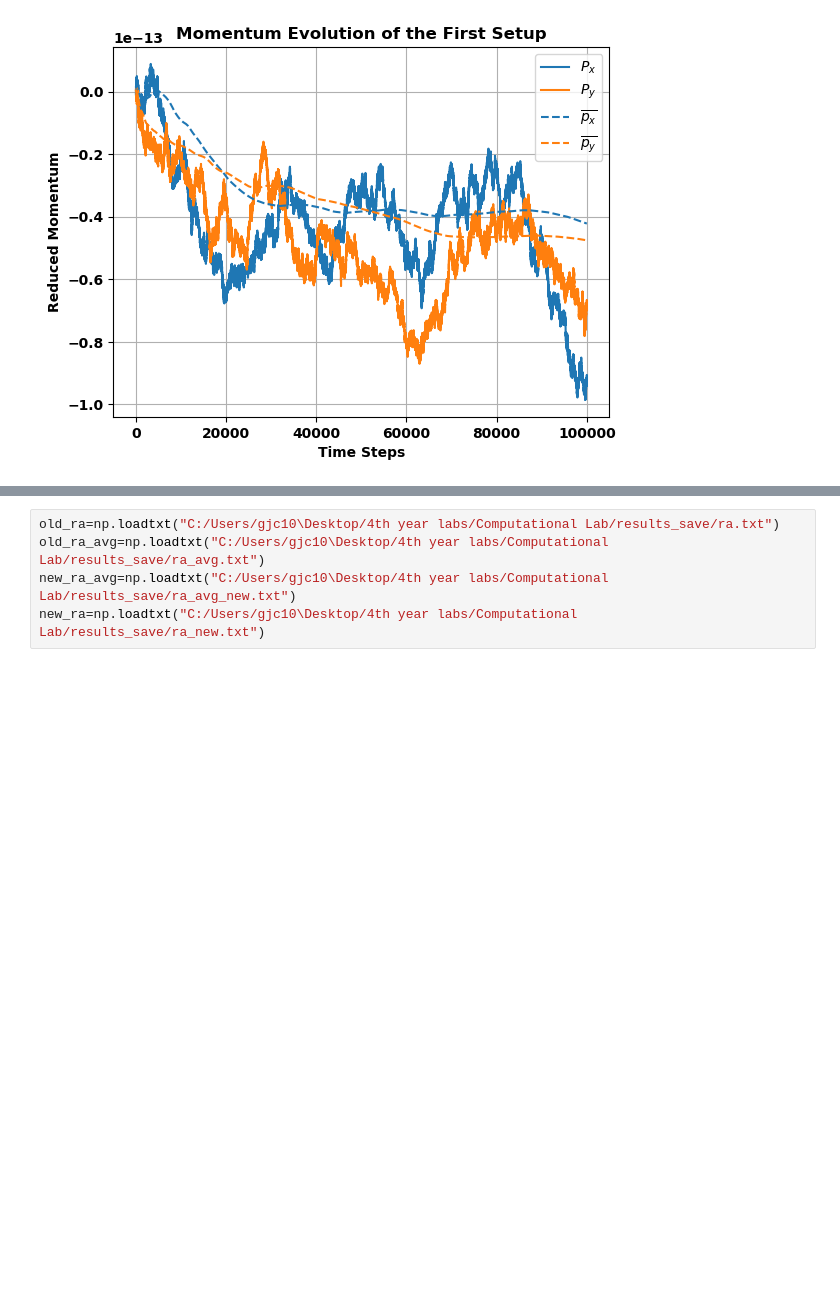
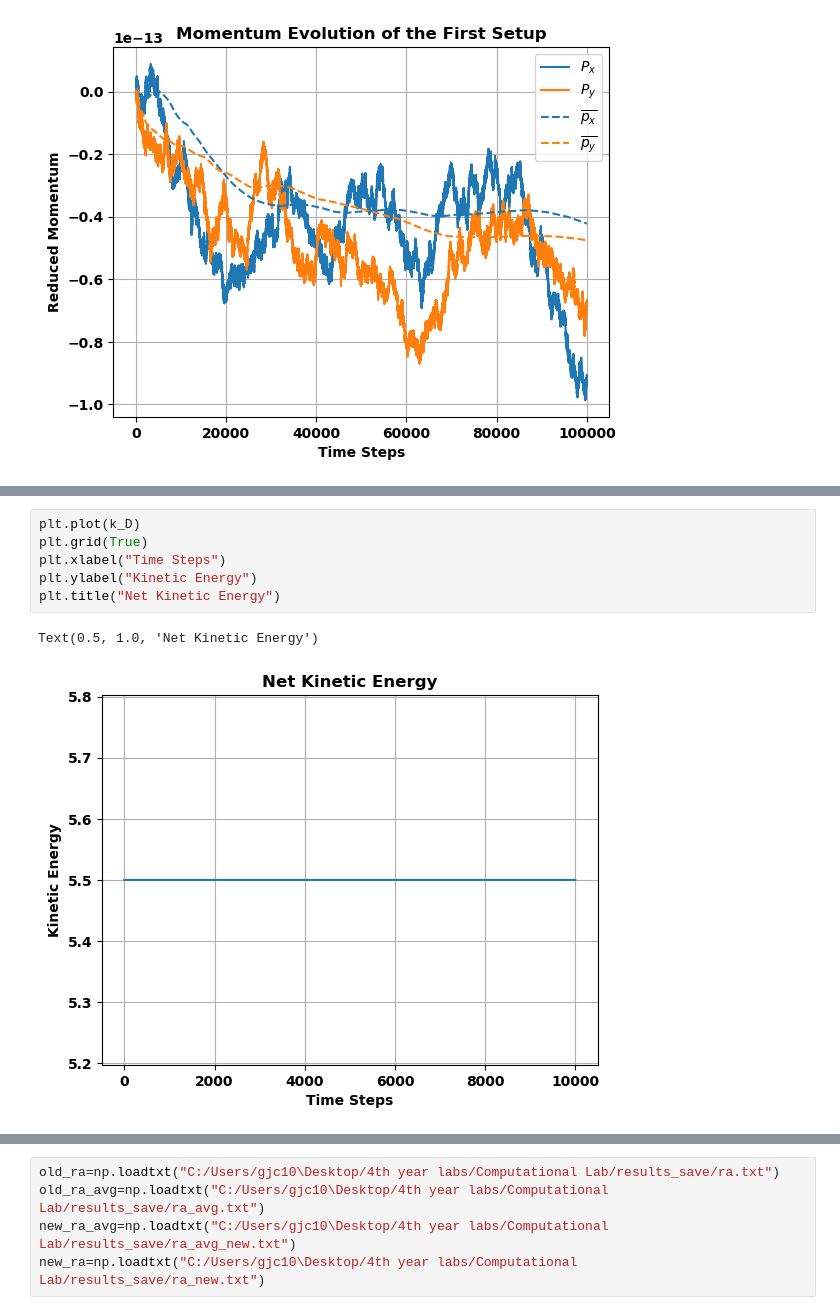
Before and after one commit to gregorycorcoran/Computational-Lab, a Jupyter notebook: Analysis.ipynb, the cells around one changed output, grey strips where cells are left out. Saved outputs shown, nothing was run; the diff lists cells and outputs as text; blank space fills up the shorter version.

```diff
--- a/Analysis.ipynb
+++ b/Analysis.ipynb
@@ -149,2 +148,11 @@ plt.plot(k_D)
+# %%
+plt.plot(k_D)
+plt.grid(True)
+plt.xlabel("Time Steps")
+plt.ylabel("Kinetic Energy")
+plt.title("Net Kinetic Energy")
+# %% [output]
+Text(0.5, 1.0, 'Net Kinetic Energy')
+[figure, added]
 # %%
 plt.plot([np.sum(el) for el in vx_D])
```
Also changed, not shown: parts of 11 cells of this notebook, 1 other file.
